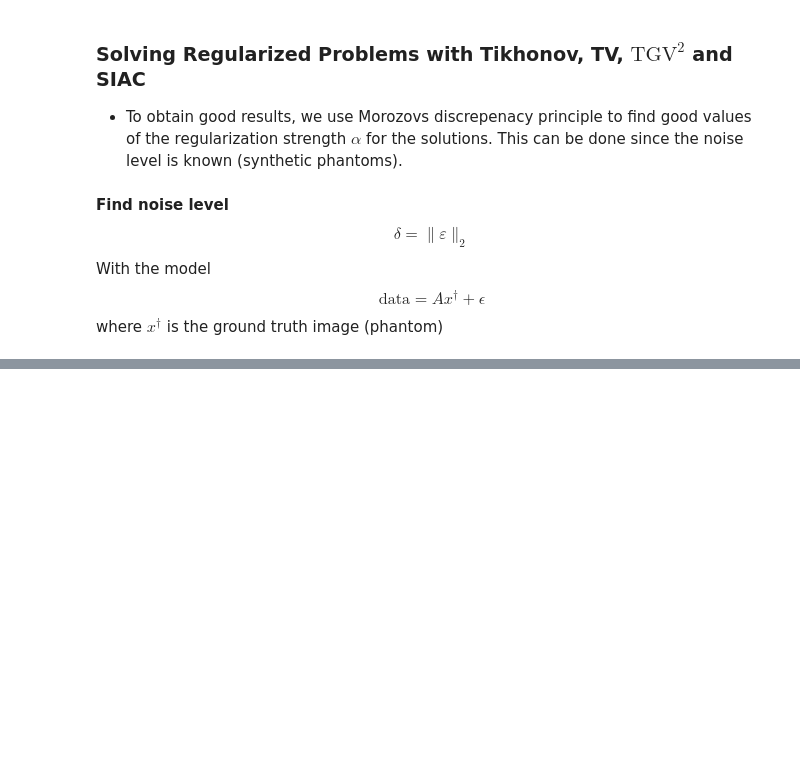
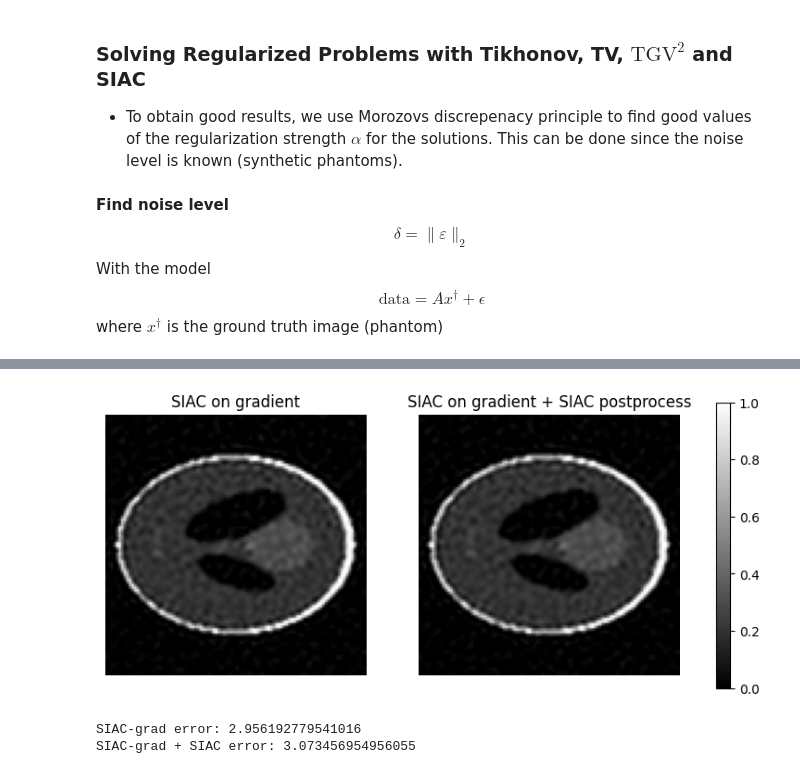
Before and after one commit to AdamHopkinss/SIAC-CT-Reconstruction, a Jupyter notebook: notebooks/SIAC_regularization.ipynb, the cells around one changed output, grey strips where cells are left out. Cells and saved outputs as stored; diff of their text form; code cells hidden in the pictures; blank space fills up the shorter version.

```diff
--- a/notebooks/SIAC_regularization.ipynb
+++ b/notebooks/SIAC_regularization.ipynb
@@ -446 +392,8 @@ t_siac_l1 = time.perf_counter() - t0
+# %%
+# SIAC on gradient
+t0 = time.perf_counter()
+x_siac_grad = solve_siac_grad(A, data, alpha=alpha_siac_grad, moments=moments_siac_grad,
+                                        BSorder=BSorder_siac_grad,
+                                        niter=400)
+t_siac_grad = time.perf_counter() - t0
 # %%
@@ -464,0 +420,41 @@ plot_recon_grid_2x2_with_zoom(
+# %%
+# Postprocess it with SIAC again
+dx, dy = space.cell_sides           # physical grid spacing (x, y)
+x_siac_grad_np = x_siac_grad.asarray()
+
+moments_pp = 4
+BSorder_pp = 4
+
+from src.siac import apply_siac_fft_nd
+# Apply SIAC again to counteract oscillatory artifacts
+x_siac_grad_np_pp = apply_siac_fft_nd(arr=x_siac_grad_np,
+                                      h_per_axis=(dy, dx),
+                                      axes=(0, 1),
+                                      moments=moments_pp,
+                                      BSorder=BSorder_pp,
+                                      pad_mode="reflect")
+x_siac_grad_pp = space.element(x_siac_grad_np_pp)
+
+vmin = phantom_np.min()
+vmax = phantom_np.max()
+
+fig, ax = plt.subplots(1, 2, figsize=(10,5))
+
+im0 = ax[0].imshow(x_siac_grad.asarray(), cmap="gray", vmin=vmin, vmax=vmax)
+ax[0].set_title("SIAC on gradient")
+ax[0].axis("off")
+
+im1 = ax[1].imshow(x_siac_grad_pp.asarray(), cmap="gray", vmin=vmin, vmax=vmax)
+ax[1].set_title("SIAC on gradient + SIAC postprocess")
+ax[1].axis("off")
+
+fig.colorbar(im0, ax=ax, shrink=0.8)
+
+plt.show()
+
+print("SIAC-grad error:", (x_siac_grad - phantom).norm())
+print("SIAC-grad + SIAC error:", (x_siac_grad_pp - phantom).norm())
+# %% [output]
+[figure, added]
+SIAC-grad error: 2.956192779541016
+SIAC-grad + SIAC error: 3.073456954956055
```
Also changed, not shown: parts of 15 cells of this notebook, 3 other files.
